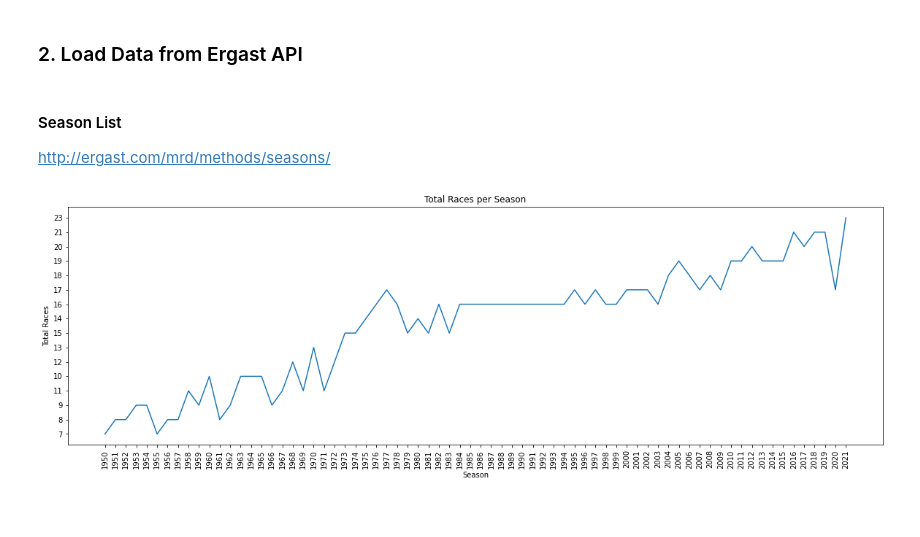
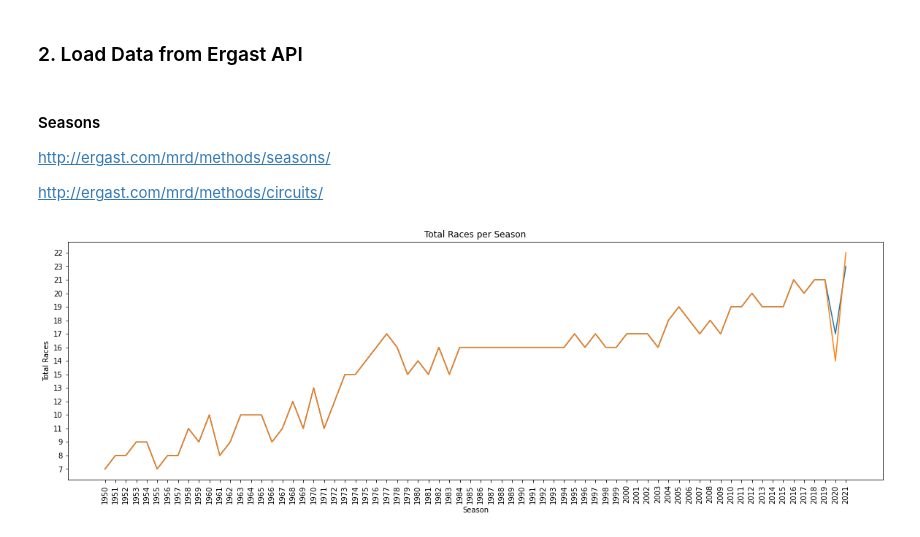
Before and after one commit to MareikeHeller/formula-one, a Jupyter notebook: formula-one.ipynb, the cells around one changed output. Cells and saved outputs as stored; diff of their text form; code cells hidden in the pictures.

Commit message:
Add more API requests.

```diff
--- a/formula-one.ipynb
+++ b/formula-one.ipynb
@@ -16,34 +17,48 @@ import matplotlib.pyplot as plt
 # %% [markdown]
 ### 2. Load Data from Ergast API <a class="anchor" id="load-data"></a>
 # %% [markdown]
-#### Season List <a class="anchor" id="season-list"></a>
+#### Seasons <a class="anchor" id="seasons"></a>
 http://ergast.com/mrd/methods/seasons/
+
+http://ergast.com/mrd/methods/circuits/
 # %%
 current_year = datetime.today().year
 seasons = list(range(1950, current_year+1))
 
 season_list = []
 total_races_list = []
+total_circuits_list = []
 
 # loop over all seasons
 for year in seasons:
-    response_API = requests.get('http://ergast.com/api/f1/{}.json'.format(year))
-    data = response_API.text
-    parse_json = json.loads(data)
+    season_response_API = requests.get('http://ergast.com/api/f1/{}.json'.format(year))
+    season_data = season_response_API.text
+    season_parse_json = json.loads(season_data)
 
-    season = parse_json['MRData']['RaceTable']['season']
+    circuit_response_API = requests.get('http://ergast.com/api/f1/{}/circuits.json'.format(year))
+    circuit_data = circuit_response_API.text
+    circuit_parse_json = json.loads(circuit_data)
+
+    season = season_parse_json['MRData']['RaceTable']['season']
     season_list.append(season)
 
-    total_races = parse_json['MRData']['total']
+    total_races = season_parse_json['MRData']['total']
     total_races_list.append(total_races)
-    #print('Season {} contains {} races in total.'.format(season, total_races))
+
+    total_circuits = circuit_parse_json['MRData']['total']
+    total_circuits_list.append(total_circuits)
+
+    #print('Processed season {}.'.format(season))
+
+    #print('Season {} contains {} races on {} circuits in total.'.format(season, total_races, total_circuits))
 # %%
 plt.figure(figsize=(20, 6))
 plt.title('Total Races per Season')
 plt.xlabel('Season')
 plt.ylabel('Total Races')
 plt.xticks(rotation=90)
 plt.plot(season_list, total_races_list)
+plt.plot(season_list, total_circuits_list)
 plt.show()
 # %% [output]
-[figure, old version]
+[figure, new version]
```
Also changed, not shown: parts of 14 cells of this notebook.
